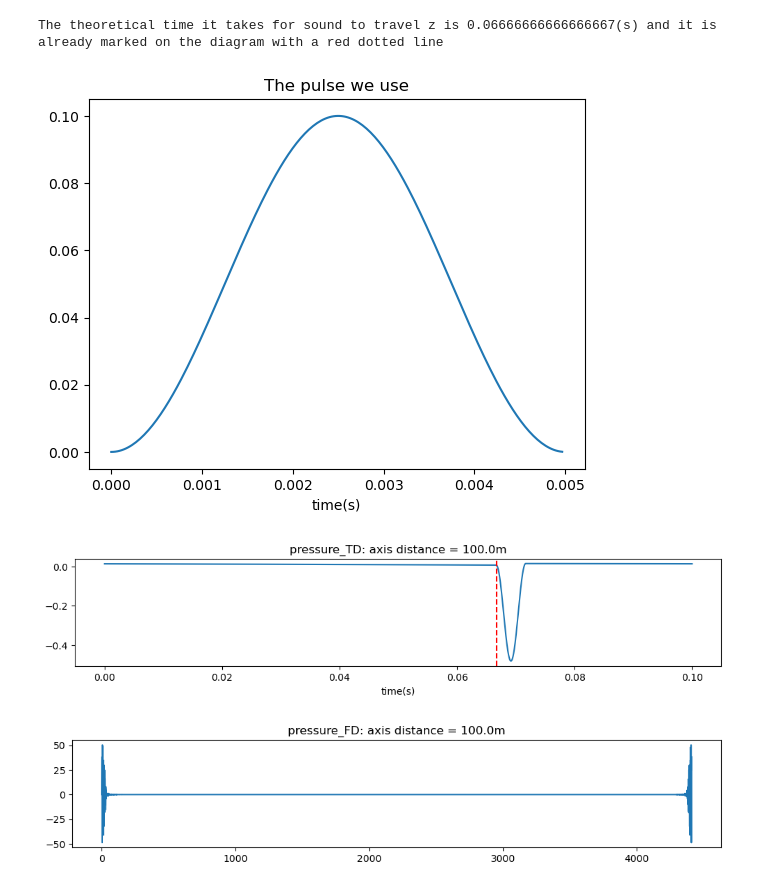
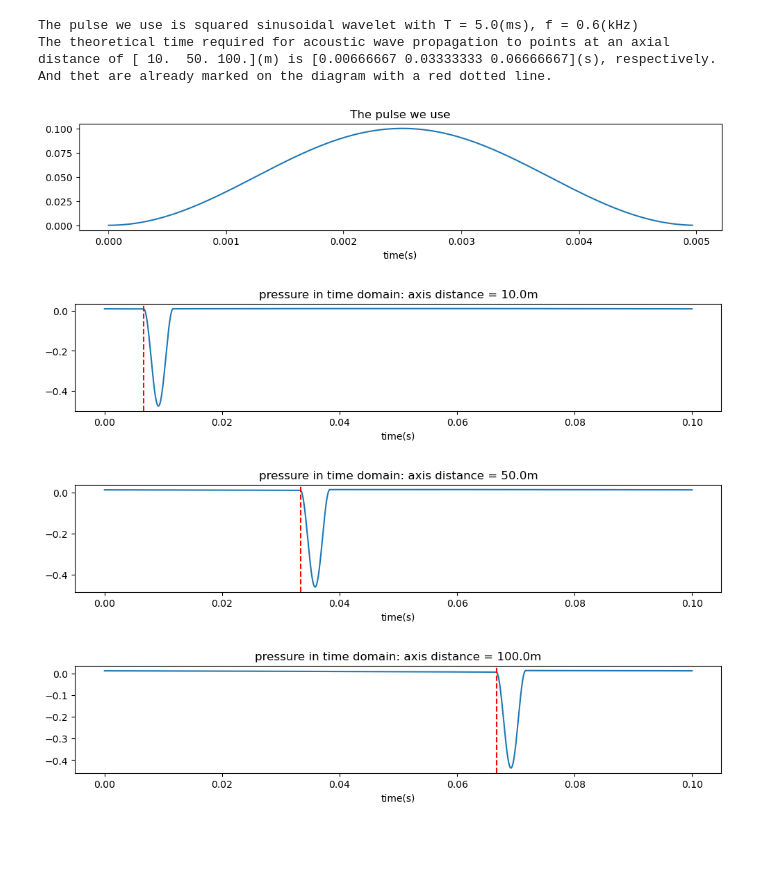
Before and after one commit to LiRayX/AcousticalWaveModels, a Jupyter notebook: acoustic_wave_models.ipynb, the cells around one changed output. Cells and saved outputs as stored; diff of their text form; code cells hidden in the pictures; blank space fills up the shorter version.

```diff
--- a/acoustic_wave_models.ipynb
+++ b/acoustic_wave_models.ipynb
@@ -178,51 +178,62 @@ def Solver_SimplifiedModel(T, fs, pulse, m, R, c ,rho, _num_terms, r, z, time_ra
     '''output time_series to make it convenient to draw curve'''
     time_series = pulse.time_series
 
+    '''attenuation'''
+    damping_ratio = 1
+    pressure = np.exp(-damping_ratio*z) * pressure
+
     return displacement, pressure, displacement_response, pressure_response, time_series
 # %%
 '''table of parameters'''
 T = 0.005           # pulse duration (s)
 fs = 44100          # sample rate of pulse (Hz)
 m = 0               # parameter for EWM, m = 0 means no need to use exponential window
 R = 1               # radius of pipe (m)
 c = 1.5             # speed of sound in fluid (km/s)
-num_modes = 3       # number of modes
+num_terms = 3       # number of terms
 rho = 1.0           # density of fluid
-z = 100             # axis distance from the source (m)
 r = 0.5             # radius distance from the source
 time_range = 0.1    # the time domain we need, recommend integer times of T (s)
 id = 2              # id = 0 rectangle, id = 1 gaussian, id = 2 squared sinusoidal wavelet
-'''caculate and draw'''
+A = 0.1             # amplitude of different pulse
+sigma = 0.0005      # standard deviation of gaussian pulse
+z_range = np.array([10,50,100])       # axis distance from the source (m)
 #######################################################
 '''transform axis distance to km'''
-z = z/1000
+z_range = z_range/1000
+# print(f'The theoretical time it takes for sound to travel z is and ')
+print(f'The pulse we use is squared sinusoidal wavelet with T = {T*1000}(ms), f = {3/(1000*T)}(kHz)')
+print(f'The theoretical time required for acoustic wave propagation to points at an axial distance of {z_range*1000}(m) is {z_range/c}(s), respectively.')
+print(f'And thet are already marked on the diagram with a red dotted line.')
 '''init pulse'''
-A = 0.1             # amplitude of different pulse
-sigma = 0.0005      # standard deviation of gaussian pulse
 pulse = pulse_init(T, fs, id, A)
 '''plot the pulse we use'''
 plt.figure(1)
 plt.plot(pulse.time_series, pulse.signal)
 plt.title('The pulse we use')
 plt.xlabel('time(s)')
-'''call the Solver function'''
-displacement, pressure, displacement_response, pressure_response, t = Solver_SimplifiedModel(T, fs, pulse, m, R, c ,rho, num_modes, r, z, time_range)
-print(f'The theoretical time it takes for sound to travel z is {z/c}(s) and it is already marked on the diagram with a red dotted line')
-plt.rcParams['figure.figsize'] = (12.0, 2.0)
-plt.figure(2)
-plt.plot(t,pressure)
-plt.axvline(x=z/c, color='red', linestyle='--')
-plt.title(f'pressure_TD: axis distance = {1000*z}m')
-plt.xlabel('time(s)')
-plt.figure(3)
-plt.plot(pressure_response)
-plt.title(f'pressure_FD: axis distance = {1000*z}m')
-plt.show()
+'''caculate and draw'''
+for z in z_range:
+    '''call the Solver function'''
+    displacement, pressure, displacement_response, pressure_response, t = Solver_SimplifiedModel(T, fs, pulse, m, R, c ,rho, num_terms, r, z, time_range)
+    plt.rcParams['figure.figsize'] = (12.0, 2.0)
+    plt.figure(2)
+    plt.plot(t,pressure)
+    plt.axvline(x=z/c, color='red', linestyle='--')
+    plt.title(f'pressure in time domain: axis distance = {1000*z}m')
+    plt.xlabel('time(s)')
+    # plt.figure(3)
+    # plt.plot(pressure_response)
+    # plt.title(f'pressure in frequency domain: axis distance = {1000*z}m')
+    plt.show()
 # %% [output]
-The theoretical time it takes for sound to travel z is 0.06666666666666667(s) and it is already marked on the diagram with a red dotted line
+The pulse we use is squared sinusoidal wavelet with T = 5.0(ms), f = 0.6(kHz)
+The theoretical time required for acoustic wave propagation to points at an axial distance of [ 10.  50. 100.](m) is [0.00666667 0.03333333 0.06666667](s), respectively.
+And thet are already marked on the diagram with a red dotted line.
-[figure, old version]
+[figure, new version]
-[figure, old version]
+[figure, new version]
-[figure, old version]
+[figure, new version]
+[figure, added]
 # %%
 '''Component of LayeredSystem'''
 class CylindricalLayer:
```
Also changed, not shown: parts of 1 cell of this notebook, 3 other files.
